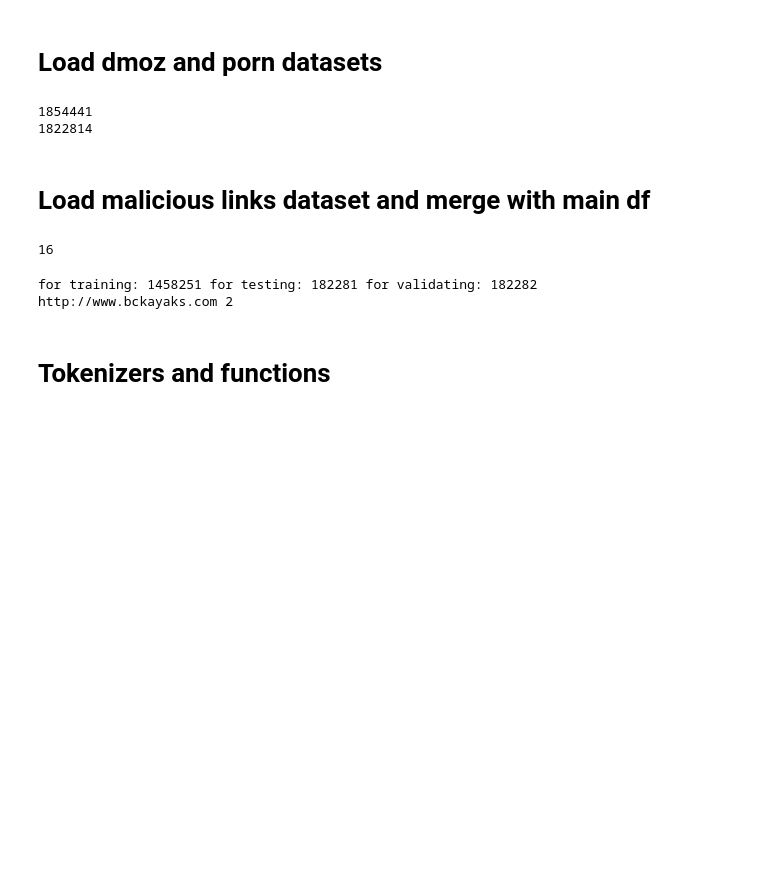
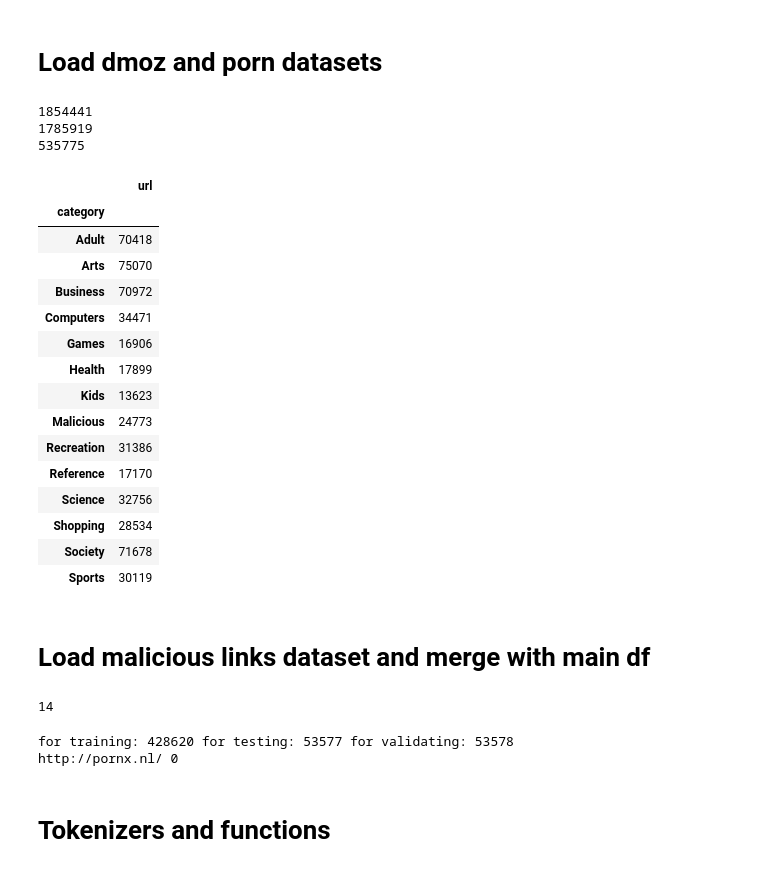
Before and after one commit to SabaGuledani/DAIcavi, a Jupyter notebook: UrlNet.ipynb, the cells around one changed output. Drawn from its saved outputs; the diff is of its cells as text; code cells hidden in the pictures; blank space fills up the shorter version.

Commit message:
Reduced training size

```diff
--- a/UrlNet.ipynb
+++ b/UrlNet.ipynb
@@ -45,13 +45,37 @@ print(len(df))
 #drop Nans
 df = df.dropna()
 df = df.drop_duplicates()
+df = df[(df['category'] != "Home") ]
+df = df[(df['category'] != "News") ]
 df['url'] = df['url'].apply(lambda word: normalize('NFKD', word))
 print(len(df))
 # shuffle the data
 df = df.sample(frac=1, random_state=44).reset_index(drop=True)
+df = df[:int(0.3*len(df))]
+print(len(df))
 # %% [output]
 1854441
-1822814
+1785919
+535775
+# %%
+df.groupby('category').count()
+# %% [output]
+|  | url |
+| category |  |
+| Adult | 70418 |
+| Arts | 75070 |
+| Business | 70972 |
+| Computers | 34471 |
+| Games | 16906 |
+| Health | 17899 |
+| Kids | 13623 |
+| Malicious | 24773 |
+| Recreation | 31386 |
+| Reference | 17170 |
+| Science | 32756 |
+| Shopping | 28534 |
+| Society | 71678 |
+| Sports | 30119 |
 # %% [markdown]
 # Load malicious links dataset and merge with main df
 # %%
@@ -67,7 +91,7 @@ encode = lambda class_: class_to_int[class_]
 
 df['category'] = df['category'].apply(encode)
 # %% [output]
-16
+14
 # %%
 train_split = int(0.8 * len(df))
 x_train = df.url.values[:train_split]
@@ -81,8 +105,8 @@ y_val =  df.category.values[train_split+ int(0.1 * len(df)): ]
 print("for training: " + str(len(x_train))+ " for testing: " + str(len(x_test))+ " for validating: " + str(len(x_val)))
 print(x_train[0],y_train[0])
 # %% [output]
-for training: 1458251 for testing: 182281 for validating: 182282
-http://www.bckayaks.com 2
+for training: 428620 for testing: 53577 for validating: 53578
+http://pornx.nl/ 0
 # %% [markdown]
 # Tokenizers and functions
 # %% [markdown]
```
Also changed, not shown: parts of 7 cells of this notebook.
